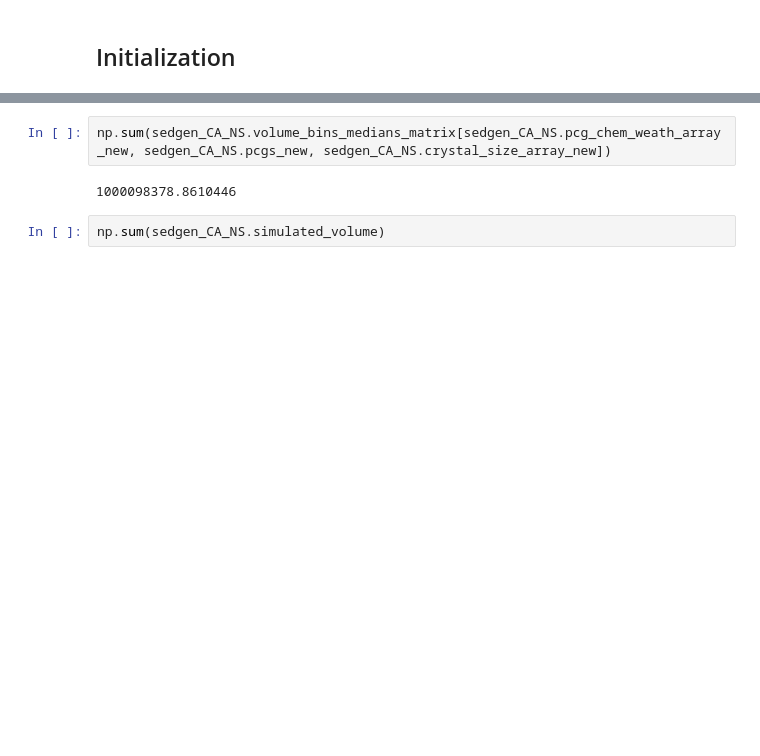
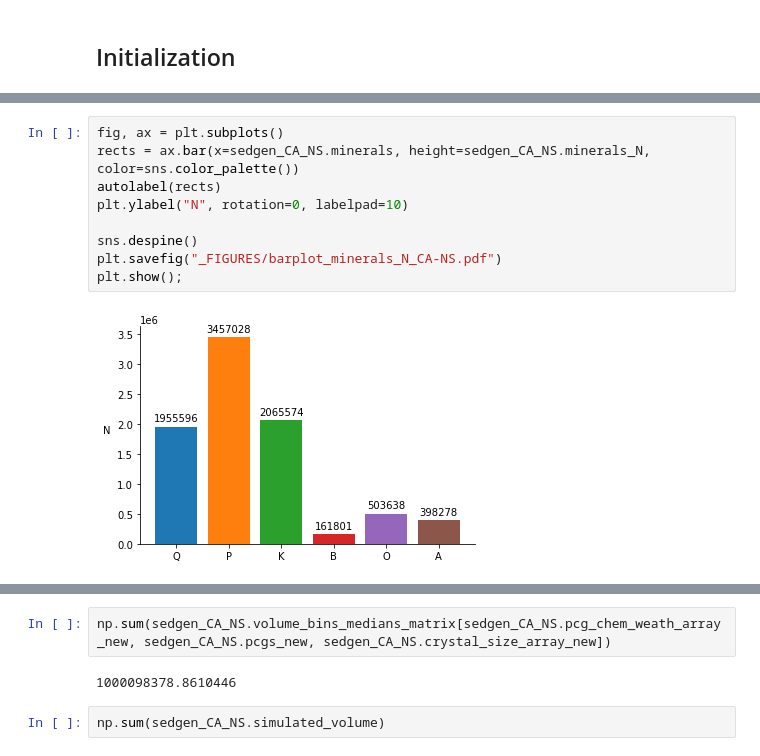
Before and after one commit to Complexio/sedgen, a Jupyter notebook: notebooks/SedGen_examples.ipynb, the cells around one changed output, grey strips where cells are left out. Saved outputs shown, nothing was run; the diff lists cells and outputs as text; blank space fills up the shorter version.

```diff
--- a/notebooks/SedGen_examples.ipynb
+++ b/notebooks/SedGen_examples.ipynb
@@ -122,0 +141,11 @@ Wall time: 44.9 s
+# %%
+fig, ax = plt.subplots()
+rects = ax.bar(x=sedgen_CA_NS.minerals, height=sedgen_CA_NS.minerals_N, color=sns.color_palette())
+autolabel(rects)
+plt.ylabel("N", rotation=0, labelpad=10)
+
+sns.despine()
+plt.savefig("_FIGURES/barplot_minerals_N_CA-NS.pdf")
+plt.show();
+# %% [output]
+[figure, added]
```
Also changed, not shown: parts of 39 cells of this notebook, 15 other files.
